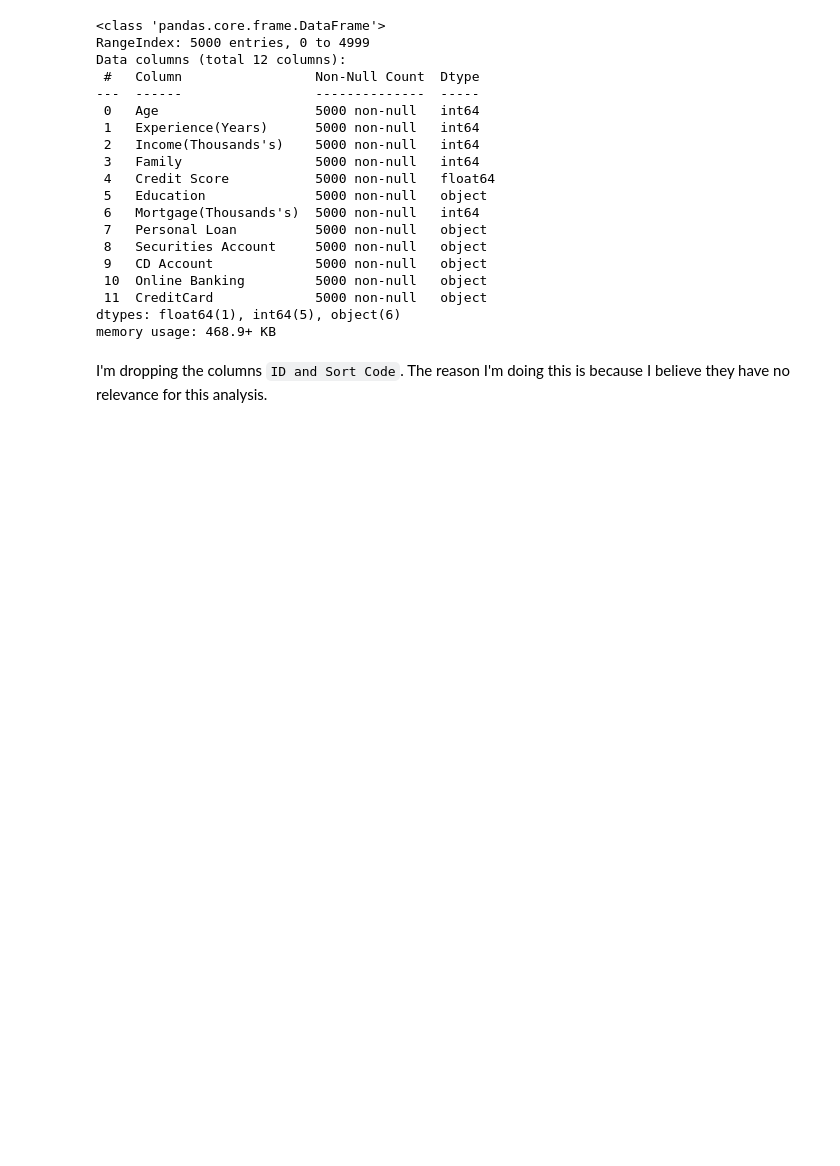
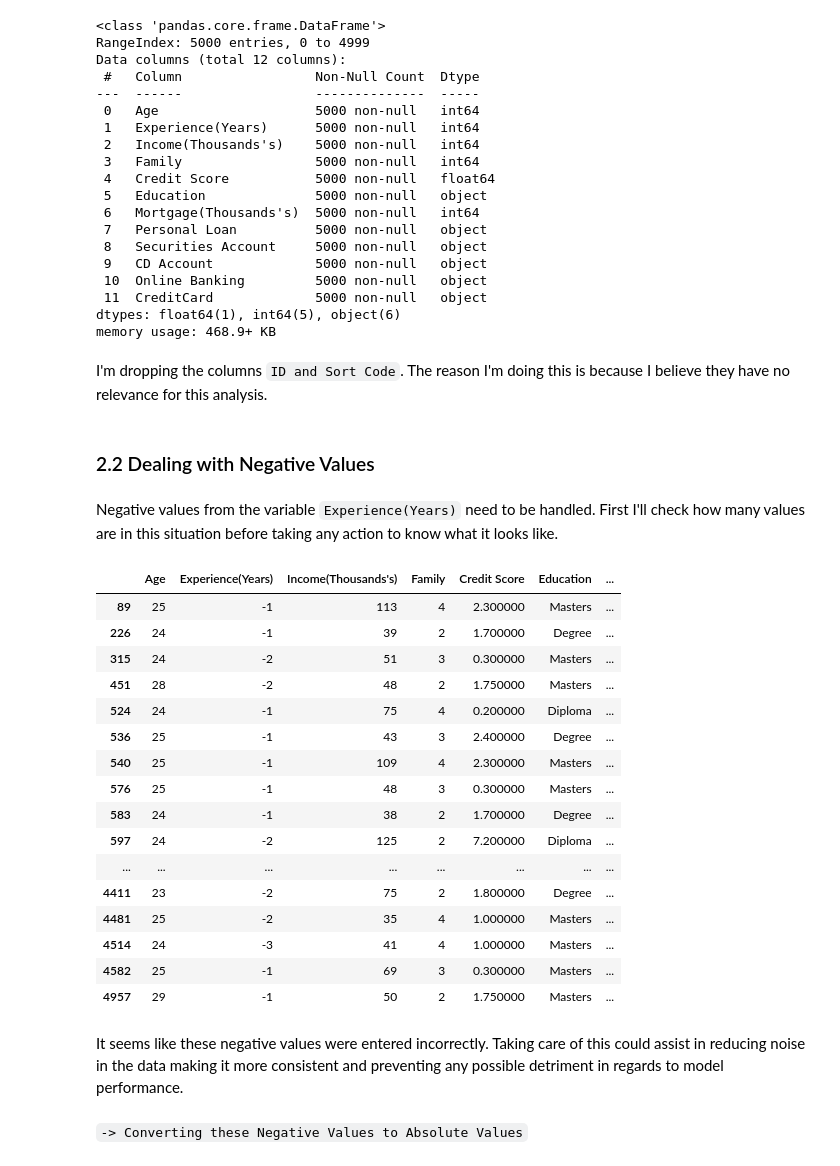
Before and after one commit to mariosantos2023410/MarioSantos_ML_CA2, a Jupyter notebook: MarioSantos_ML_CA2.ipynb, the cells around one changed output. Drawn from its saved outputs; the diff is of its cells as text; code cells hidden in the pictures; blank space fills up the shorter version.

```diff
--- a/MarioSantos_ML_CA2.ipynb
+++ b/MarioSantos_ML_CA2.ipynb
@@ -293,3 +293,31 @@ dtypes: float64(1), int64(5), object(6)
 memory usage: 468.9+ KB
 # %% [markdown]
 I'm dropping the columns `ID and Sort Code`. The reason I'm doing this is because I believe they have no relevance for this analysis.
+# %% [markdown]
+### 2.2 Dealing with Negative Values
+# %% [markdown]
+Negative values from the variable `Experience(Years)` need to be handled. First I'll check how many values are in this situation before taking any action to know what it looks like.
+# %%
+df[df['Experience(Years)'] < 0]
+# %% [output]
+|  | Age | Experience(Years) | Income(Thousands's) | Family | Credit Score | Education | ... |
+| 89 | 25 | -1 | 113 | 4 | 2.300000 | Masters | ... |
+| 226 | 24 | -1 | 39 | 2 | 1.700000 | Degree | ... |
+| 315 | 24 | -2 | 51 | 3 | 0.300000 | Masters | ... |
+| 451 | 28 | -2 | 48 | 2 | 1.750000 | Masters | ... |
+| 524 | 24 | -1 | 75 | 4 | 0.200000 | Diploma | ... |
+| 536 | 25 | -1 | 43 | 3 | 2.400000 | Degree | ... |
+| 540 | 25 | -1 | 109 | 4 | 2.300000 | Masters | ... |
+| 576 | 25 | -1 | 48 | 3 | 0.300000 | Masters | ... |
+| 583 | 24 | -1 | 38 | 2 | 1.700000 | Degree | ... |
+| 597 | 24 | -2 | 125 | 2 | 7.200000 | Diploma | ... |
+| ... | ... | ... | ... | ... | ... | ... | ... |
+| 4411 | 23 | -2 | 75 | 2 | 1.800000 | Degree | ... |
+| 4481 | 25 | -2 | 35 | 4 | 1.000000 | Masters | ... |
+| 4514 | 24 | -3 | 41 | 4 | 1.000000 | Masters | ... |
+| 4582 | 25 | -1 | 69 | 3 | 0.300000 | Masters | ... |
+| 4957 | 29 | -1 | 50 | 2 | 1.750000 | Masters | ... |
+# %% [markdown]
+It seems like these negative values were entered incorrectly. Taking care of this could assist in reducing noise in the data making it more consistent and preventing any possible detriment in regards to model performance.
+# %% [markdown]
+`-> Converting these Negative Values to Absolute Values`
```
Also changed, not shown: parts of 4 cells of this notebook.
